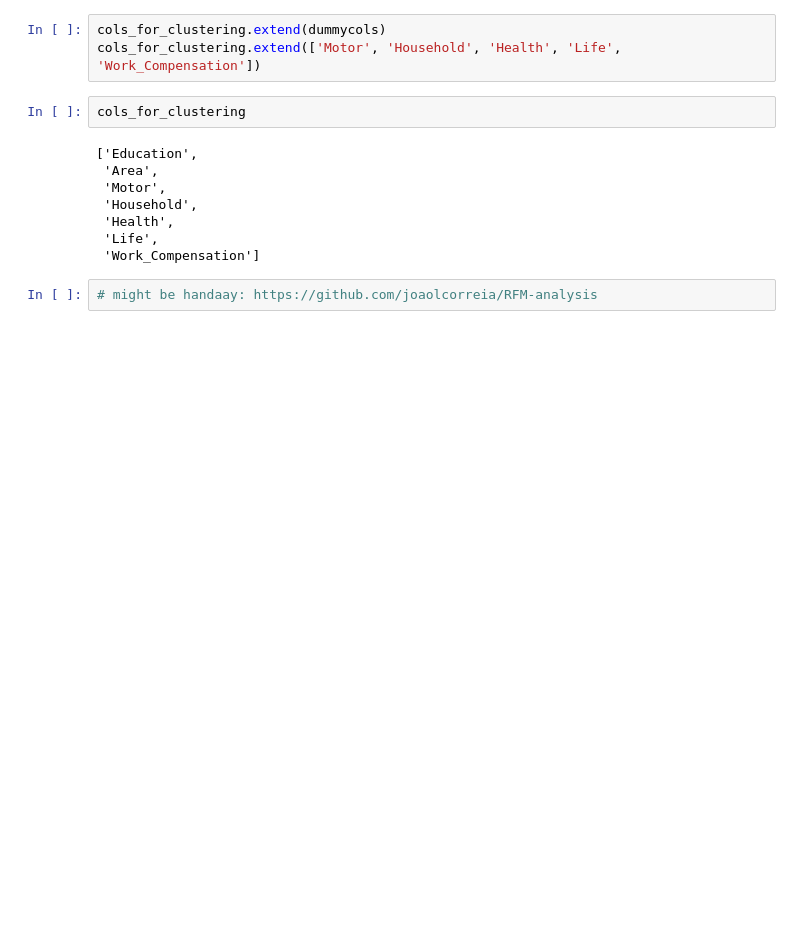
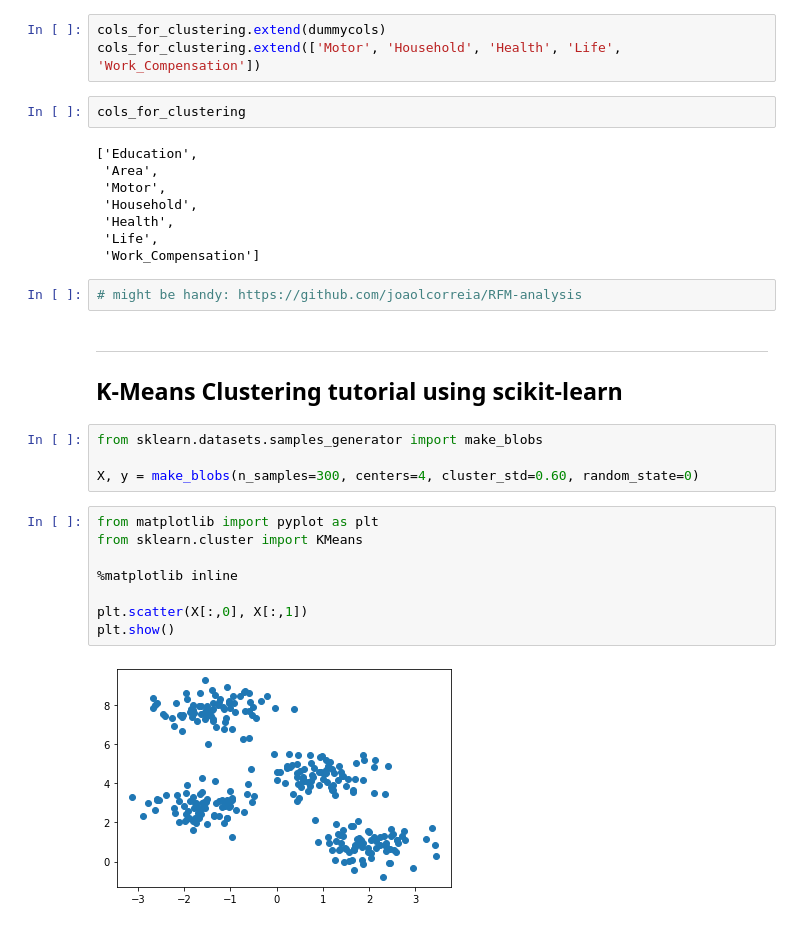
Before and after one commit to pedromlsreis/paranormal_distributions, a Jupyter notebook: explore_nb.ipynb, the cells around one changed output. Cells and saved outputs as stored; diff of their text form; blank space fills up the shorter version.

Commit message:
Add sklearn kmeans clustering tutorial.

```diff
--- a/explore_nb.ipynb
+++ b/explore_nb.ipynb
@@ -86,4 +86,21 @@ cols_for_clustering
  'Life',
  'Work_Compensation']
 # %%
-# might be handaay: https://github.com/joaolcorreia/RFM-analysis
+# might be handy: https://github.com/joaolcorreia/RFM-analysis
+# %% [markdown]
+___
+## K-Means Clustering tutorial using scikit-learn
+# %%
+from sklearn.datasets.samples_generator import make_blobs
+
+X, y = make_blobs(n_samples=300, centers=4, cluster_std=0.60, random_state=0)
+# %%
+from matplotlib import pyplot as plt
+from sklearn.cluster import KMeans
+
+%matplotlib inline
+
+plt.scatter(X[:,0], X[:,1])
+plt.show()
+# %% [output]
+[figure, added]
```
Also changed, not shown: parts of 3 cells of this notebook.
